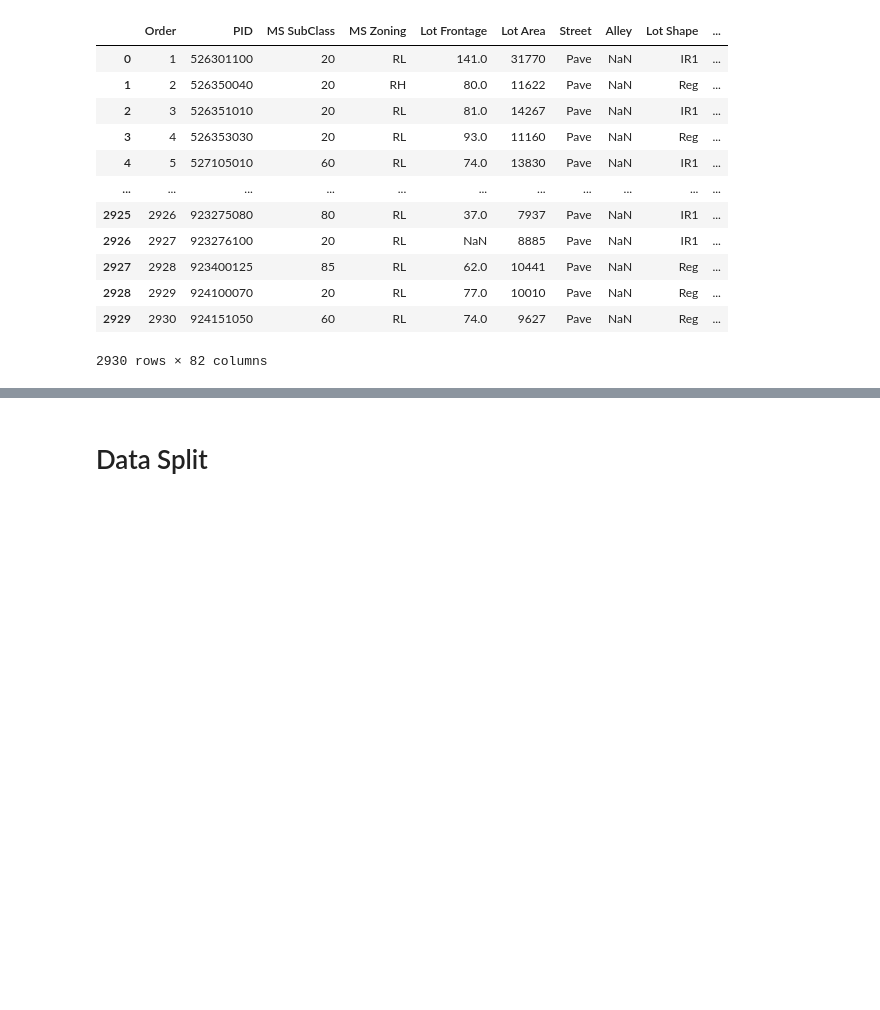
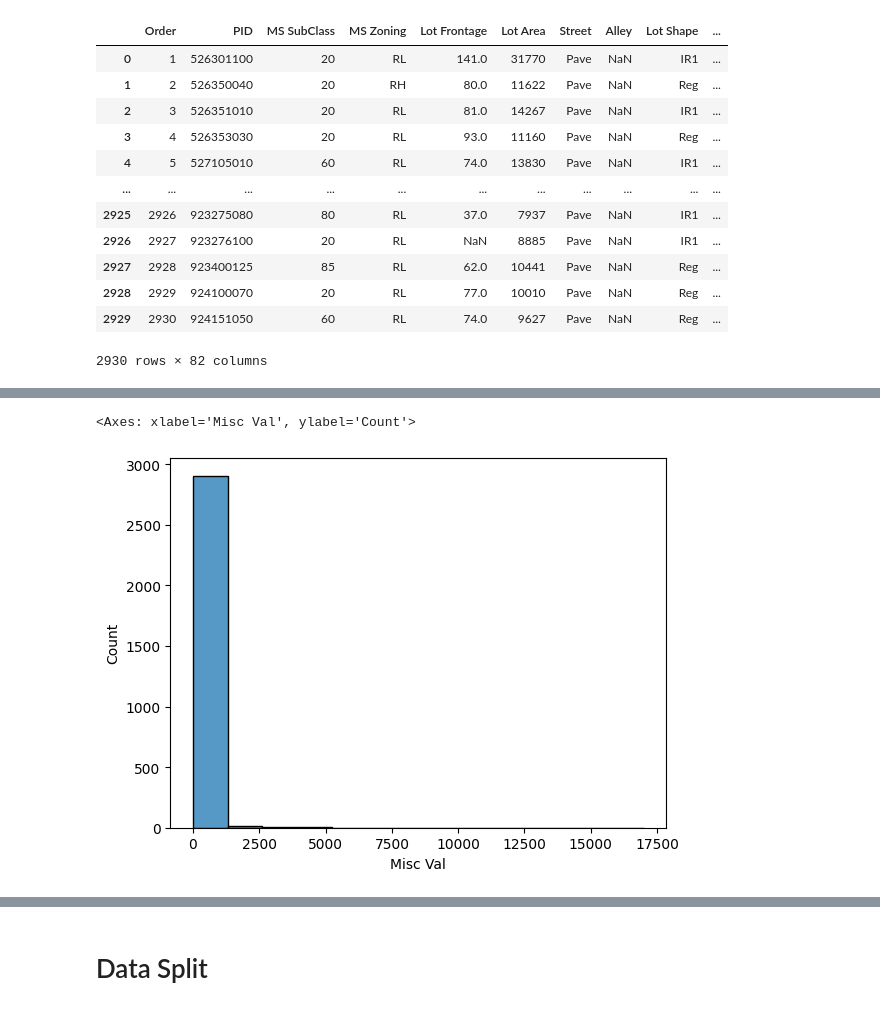
Before and after one commit to Cesaraville/Housing-Price-Predictor, a Jupyter notebook: Ames_Housing.ipynb, the cells around one changed output, grey strips where cells are left out. Saved outputs shown, nothing was run; the diff lists cells and outputs as text; code cells hidden in the pictures; blank space fills up the shorter version.

```diff
--- a/Ames_Housing.ipynb
+++ b/Ames_Housing.ipynb
@@ -454,0 +285,5 @@ df['SalePrice'] = scaler.fit_transform(df[['SalePrice']].to_numpy().reshape(-1,
+# %%
+sns.histplot(Numerical['Misc Val'])
+# %% [output]
+<Axes: xlabel='Misc Val', ylabel='Count'>
+[figure, added]
```
Also changed, not shown: parts of 271 cells of this notebook.
